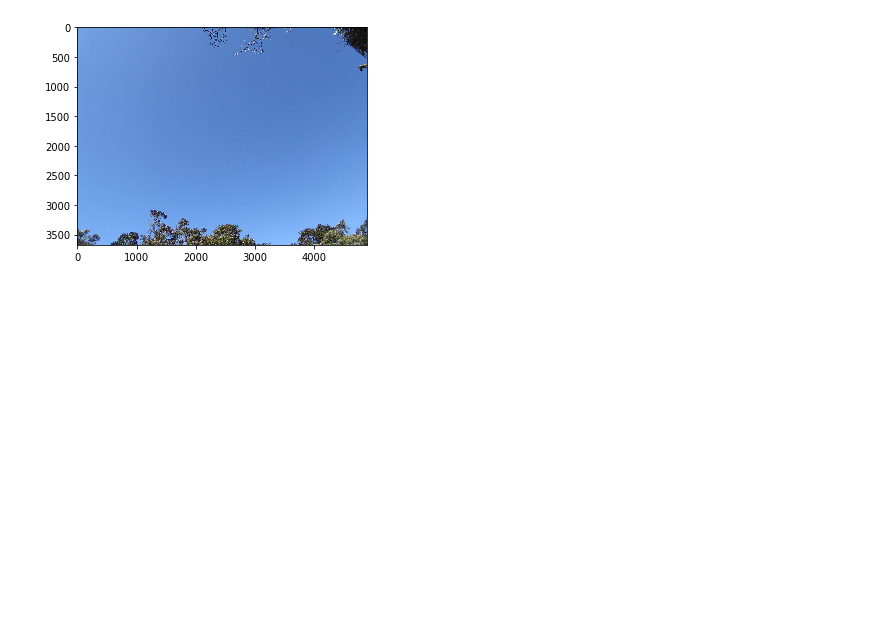
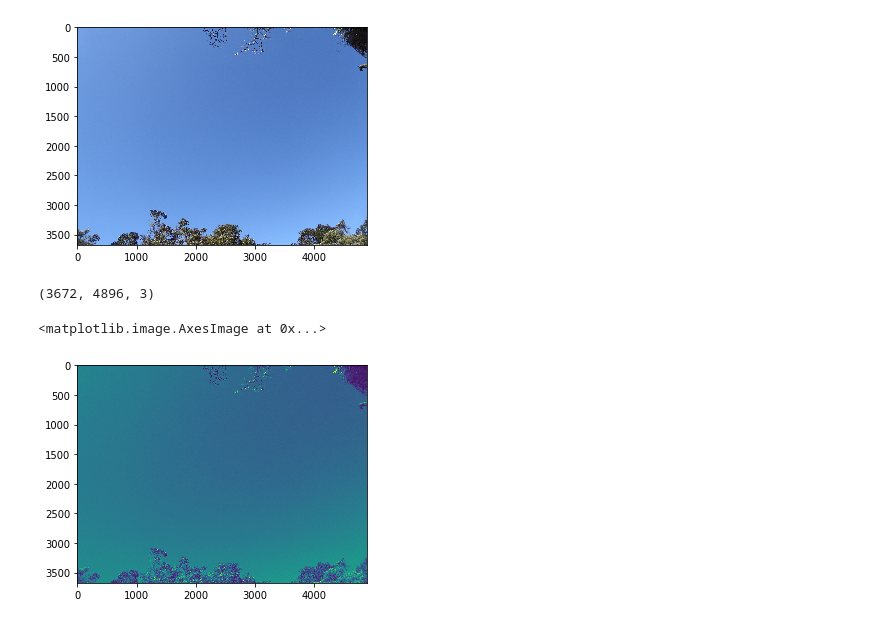
Before and after one commit to cfp106022130/10720PHYS290000, a Jupyter notebook: image.ipynb, the cells around one changed output. Saved outputs shown, nothing was run; the diff lists cells and outputs as text; code cells hidden in the pictures; blank space fills up the shorter version.

```diff
--- a/image.ipynb
+++ b/image.ipynb
@@ -9,3 +9,13 @@ plt.imshow(im)
 # %% [output]
 <matplotlib.image.AxesImage at 0x...>
 [figure]
+# %%
+print(im.shape)
+# %% [output]
+(3672, 4896, 3)
+# %%
+r_im = im[:, :, 0]
+plt.imshow(r_im)
+# %% [output]
+<matplotlib.image.AxesImage at 0x...>
+[figure, added]
```
Also changed, not shown: parts of 6 cells of this notebook.
